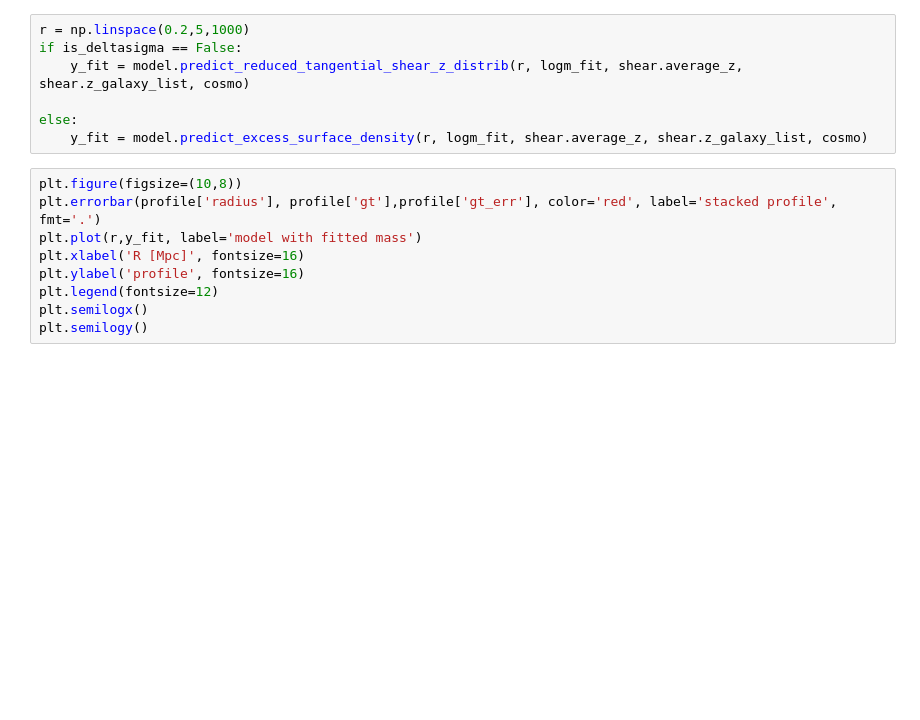
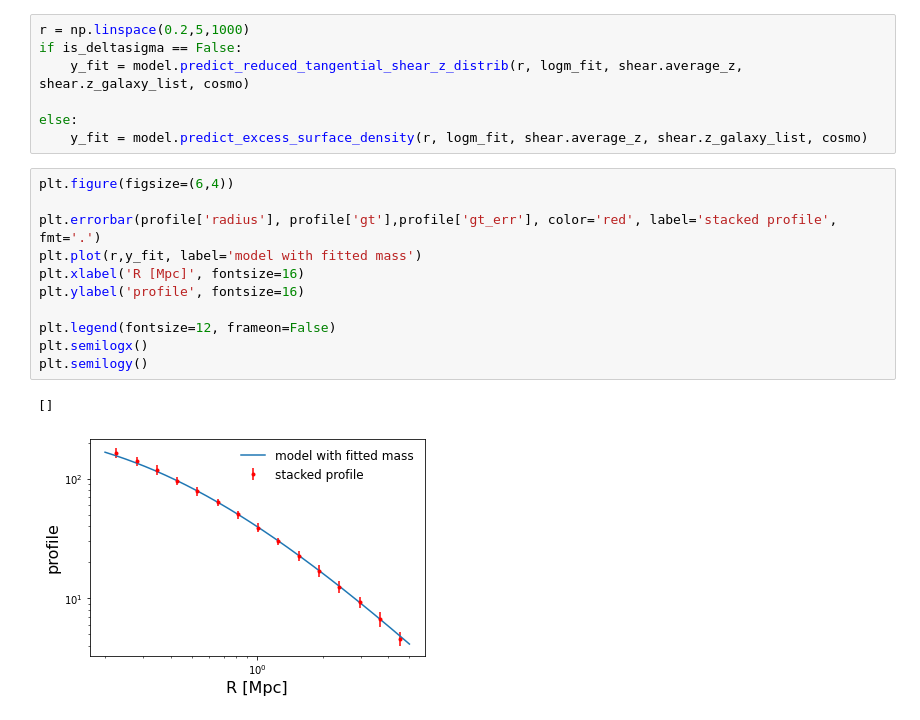
Before and after one commit to payerne/DC2Analysis, a Jupyter notebook: Example_Fit_Halo_Mass_From_Stacked_Profile.ipynb, the cells around one changed output. Cells and saved outputs as stored; diff of their text form; blank space fills up the shorter version.

```diff
--- a/Example_Fit_Halo_Mass_From_Stacked_Profile.ipynb
+++ b/Example_Fit_Halo_Mass_From_Stacked_Profile.ipynb
@@ -125,11 +128,16 @@ if is_deltasigma == False:
 else:
     y_fit = model.predict_excess_surface_density(r, logm_fit, shear.average_z, shear.z_galaxy_list, cosmo)
 # %%
-plt.figure(figsize=(10,8))
+plt.figure(figsize=(6,4))
+
 plt.errorbar(profile['radius'], profile['gt'],profile['gt_err'], color='red', label='stacked profile', fmt='.')
 plt.plot(r,y_fit, label='model with fitted mass')
 plt.xlabel('R [Mpc]', fontsize=16)
 plt.ylabel('profile', fontsize=16)
-plt.legend(fontsize=12)
+
+plt.legend(fontsize=12, frameon=False)
 plt.semilogx()
 plt.semilogy()
+# %% [output]
+[]
+[figure, added]
```
Also changed, not shown: parts of 2 cells of this notebook, 1 other file.
